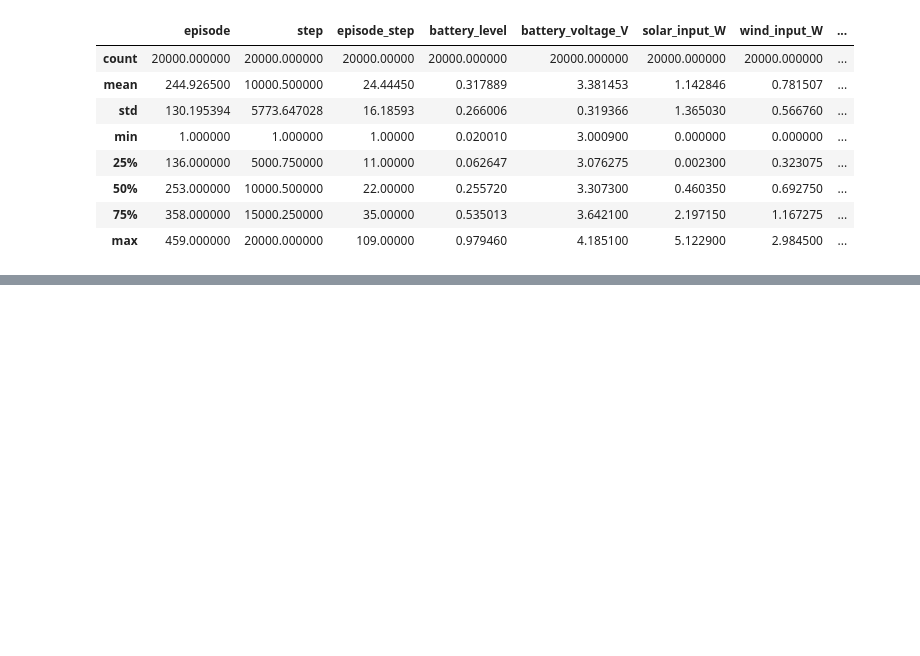
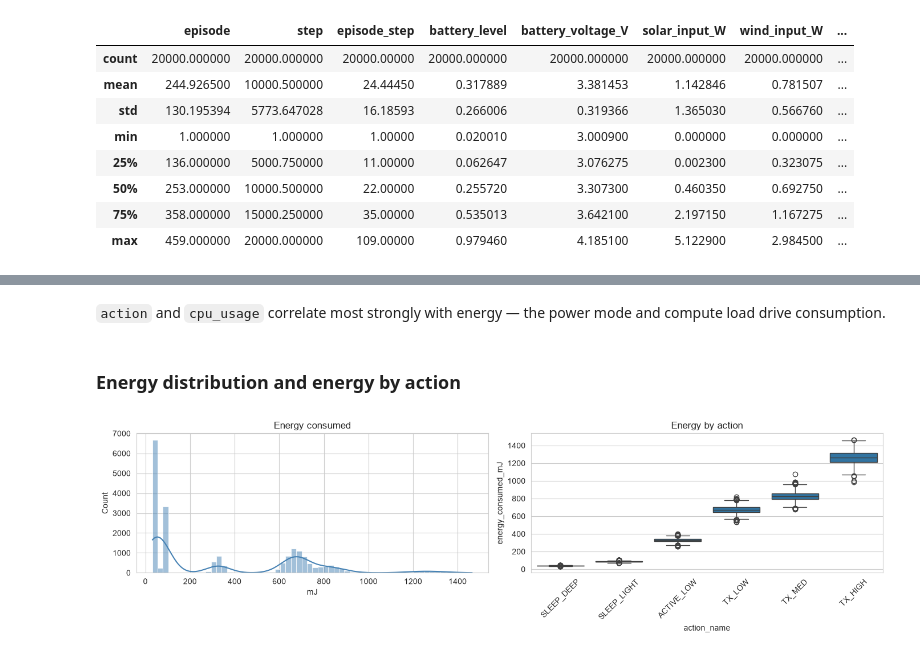
Before and after one commit to Akinloye3264/Regression-Analysis-Mobile-Application, a Jupyter notebook: summative/linear_regression/multivariate.ipynb, the cells around one changed output, grey strips where cells are left out. Cells and saved outputs as stored; diff of their text form; code cells hidden in the pictures; blank space fills up the shorter version.

```diff
--- a/summative/linear_regression/multivariate.ipynb
+++ b/summative/linear_regression/multivariate.ipynb
@@ -356,0 +116,16 @@ come from richer features (e.g. battery state, radio conditions) rather than mor
+# %% [markdown]
+`action` and `cpu_usage` correlate most strongly with energy — the power mode and compute load drive consumption.
+# %% [markdown]
+### Energy distribution and energy by action
+# %%
+fig, ax = plt.subplots(1, 2, figsize=(14, 4))
+sns.histplot(df[TARGET], bins=60, kde=True, ax=ax[0], color='steelblue')
+ax[0].set_title('Energy consumed'); ax[0].set_xlabel('mJ')
+
+sns.boxplot(x='action_name', y=TARGET, data=df, ax=ax[1],
+            order=['SLEEP_DEEP','SLEEP_LIGHT','ACTIVE_LOW','TX_LOW','TX_MED','TX_HIGH'])
+ax[1].set_title('Energy by action'); ax[1].tick_params(axis='x', rotation=45)
+plt.tight_layout()
+plt.show()
+# %% [output]
+[figure, added]
```
Also changed, not shown: parts of 66 cells of this notebook, 4 other files.
